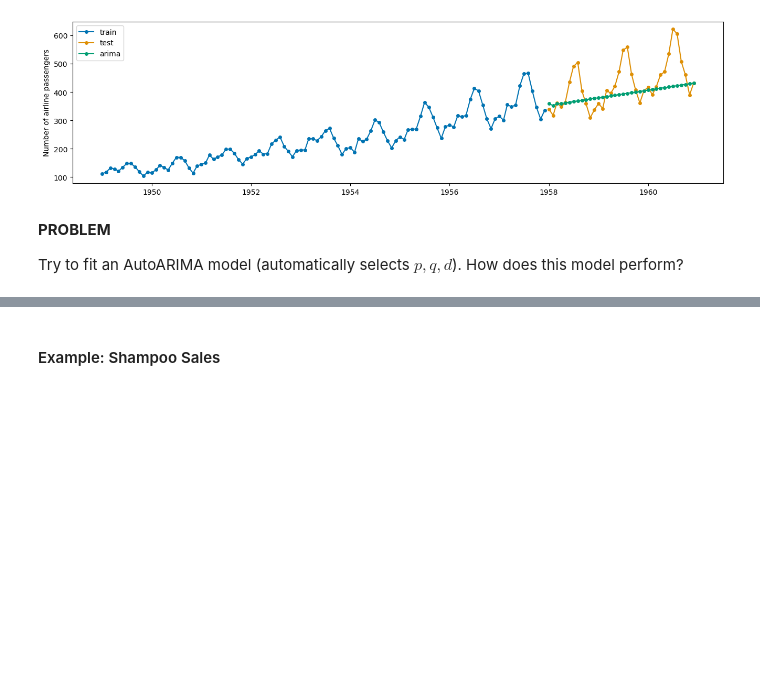
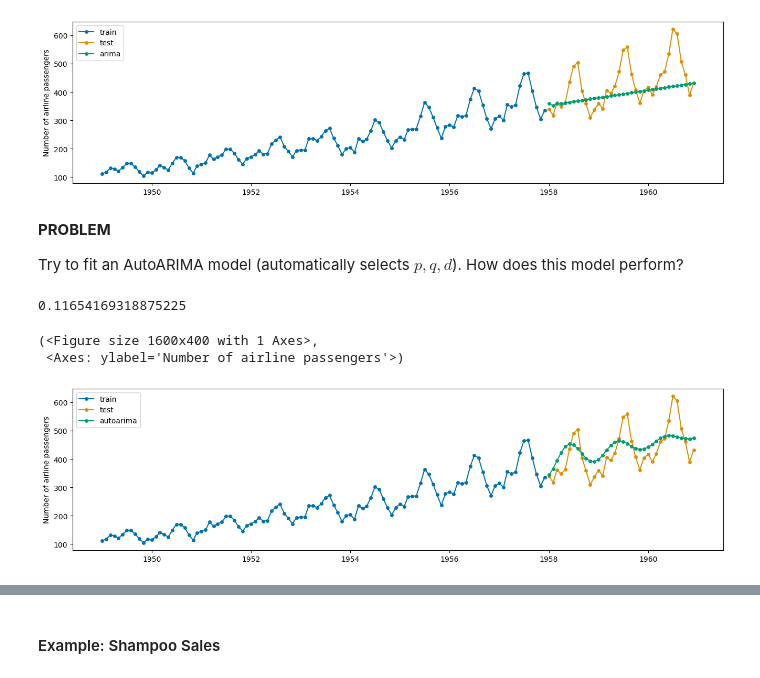
Before and after one commit to jfkoehler/nyu_bootcamp_fa24, a Jupyter notebook: _build/jupyter_execute/forecasting_I.ipynb, the cells around one changed output, grey strips where cells are left out. Drawn from its saved outputs; the diff is of its cells as text; code cells hidden in the pictures; blank space fills up the shorter version.

Commit message:
hw time series

```diff
--- a/_build/jupyter_execute/forecasting_I.ipynb
+++ b/_build/jupyter_execute/forecasting_I.ipynb
@@ -366,11 +386,17 @@ Try to fit an AutoARIMA model (automatically selects $p,q,d$).  How does this mo
 from sktime.forecasting.arima import AutoARIMA
 # %%
 #instantiate
-
+auto_ar = AutoARIMA()
 #fit
-
+auto_ar.fit(X_train)
 #predict
-
+auto_preds = auto_ar.predict(fh)
 #print mape
-
+print(mae(X_test, auto_preds))
 #plot predictions
+plot_series(X_train, X_test, auto_preds, labels = ['train', 'test', 'autoarima'])
+# %% [output]
+0.11654169318875225
+(<Figure size 1600x400 with 1 Axes>,
+ <Axes: ylabel='Number of airline passengers'>)
+[figure, added]
```
Also changed, not shown: parts of 19 cells of this notebook, 30 other files.
